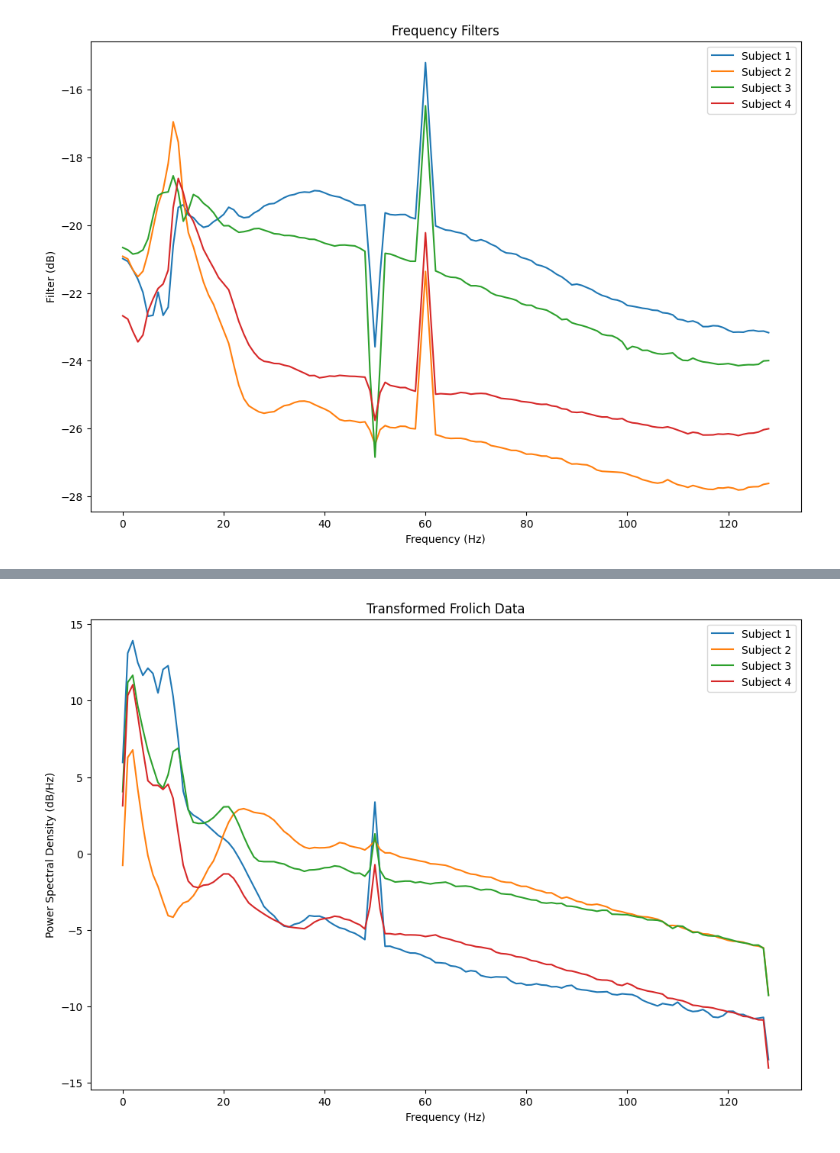
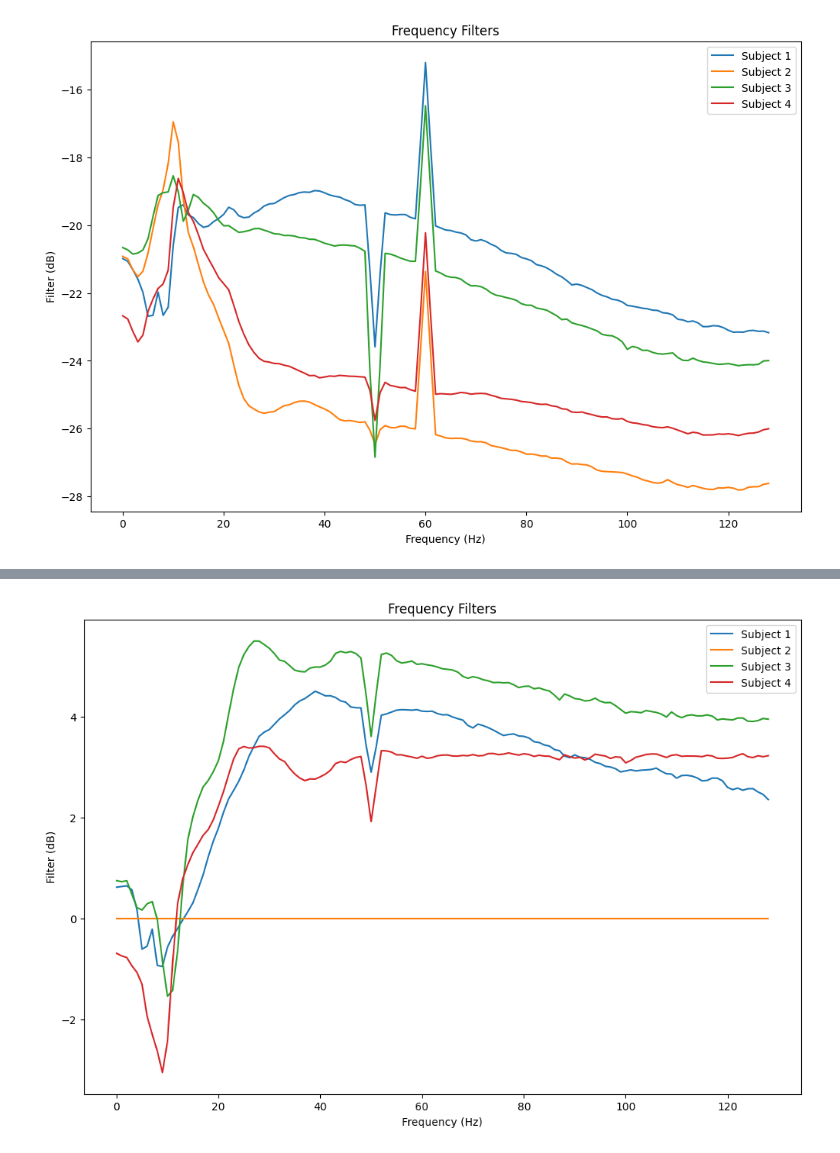
Before and after one commit to cniel-ud/ICWaves, a Jupyter notebook: notebooks/CMMN_gdrive.ipynb, the cells around one changed output, grey strips where cells are left out. Saved outputs shown, nothing was run; the diff lists cells and outputs as text; code cells hidden in the pictures.

```diff
--- a/notebooks/CMMN_gdrive.ipynb
+++ b/notebooks/CMMN_gdrive.ipynb
@@ -306,6 +306,12 @@ def plot_freq_filter(freq_filter, fs=256):
 
   """
 
+  # for subj subj matching, the freq and time filters have channel components still.
+  # average before plotting if so
+
+  if freq_filter[0].ndim > 1:
+    freq_filter = [np.mean(subj, axis=0) for subj in freq_filter]
+
   plt.figure(figsize=(12, 8))
   f = np.linspace(0, fs/2, freq_filter[0].shape[-1])
   for i, subj in enumerate(freq_filter):
@@ -326,6 +332,13 @@ def plot_time_filter(time_filter, fs=256):
   - fs: sampling frequency (default: 256 Hz)
   """
 
+  # for subj subj matching, the freq and time filters have channel components still.
+  # average before plotting if so
+
+  if time_filter[0].ndim > 1:
+    time_filter = [np.mean(subj, axis=0) for subj in time_filter]
+
+
   plt.figure(figsize=(12, 8))
   t = np.arange(len(time_filter[0])) / fs
   for i, subj in enumerate(time_filter):
@@ -443,7 +456,5 @@ ValueError: object too deep for desired array
 # %%
 plot_freq_filter(freq_filter_subj_subj)
-plot_time_filter(time_filter_subj_subj)
+# plot_time_filter(time_filter_subj_subj)
+# %% [output]
+[figure, added]
-# %%
-plot_psd(transformed_data_subj_subj, title='Transformed Frolich Data')
-# %% [output]
-[figure, removed]
```
Also changed, not shown: parts of 4 cells of this notebook.
